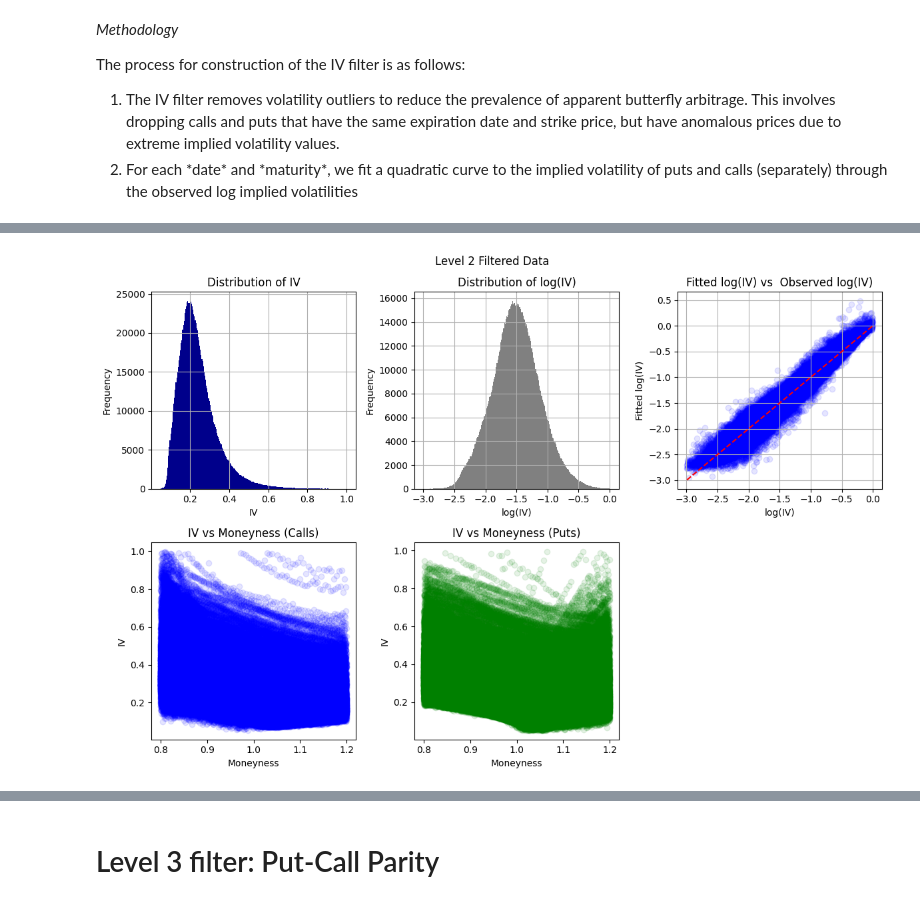
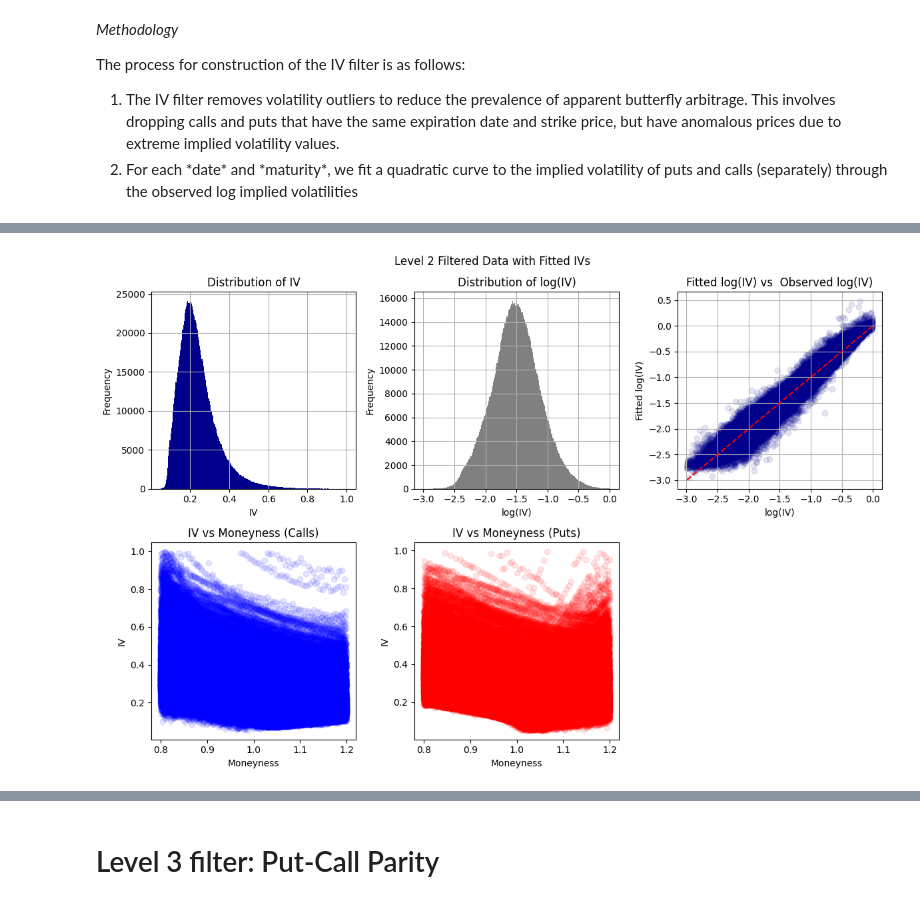
Before and after one commit to harrypandas/finm-32900_final_project, a Jupyter notebook: notebooks/level_03_filter.ipynb, the cells around one changed output, grey strips where cells are left out. Cells and saved outputs as stored; diff of their text form; code cells hidden in the pictures.

Commit message:
completed L3 filter notebook+charts+commentary, updated IV functions in bsm_pricer.py

```diff
--- a/notebooks/level_03_filter.ipynb
+++ b/notebooks/level_03_filter.ipynb
@@ -35,0 +36,23 @@ import matplotlib.pyplot as plt
+# %%
+def fit_and_store_curve(group):
+    """
+    Fit a quadratic curve to the given group of data points and store the fitted values.
+
+    Args:
+        group (pandas.DataFrame): The group of data points to fit the curve to.
+
+    Returns:
+        pandas.DataFrame: The group of data points with the fitted values stored in the 'fitted_iv' column.
+    """
+    # Drop rows with NaN in 'moneyness' or 'log_iv'
+    group = group.dropna(subset=['mnyns', 'log_iv'])
+    if len(group) < 3:  # Need at least 3 points to fit a quadratic curve
+        return group
+    try:
+        # Fit the quadratic curve
+        coefficients = np.polyfit(group['mnyns'], group['log_iv'], 2)
+        # Calculate fitted values
+        group['fitted_iv'] = np.polyval(coefficients, group['mnyns'])
+    except np.RankWarning:
+        print("Polyfit may be poorly conditioned")
+    return group
@@ -186,34 +387,34 @@ ax[0,0].grid()
 ax[0,1].hist(l2_data['log_iv'], bins=250, color='grey')
 ax[0,1].set_xlabel('log(IV)')
 ax[0,1].set_ylabel('Frequency')
 ax[0,1].set_title('Distribution of log(IV)')
 ax[0,1].grid()
 
 # Scatter plot of IV vs fitted IV
-ax[0,2].scatter(x=l2_data['log_iv'], y=l2_data['fitted_iv'], color='blue', alpha=0.1)
+ax[0,2].scatter(x=l2_data['log_iv'], y=l2_data['fitted_iv'], color='darkblue', alpha=0.1)
 ax[0,2].set_xlabel('log(IV)')
 ax[0,2].set_ylabel('Fitted log(IV)')
 ax[0,2].set_title('Fitted log(IV) vs  Observed log(IV)')
 # Add 45-deg line
 ax[0,2].plot([min(l2_data['log_iv']), max(l2_data['log_iv'])], [min(l2_data['log_iv']), max(l2_data['log_iv'])], color='red', linestyle='--')
 ax[0,2].grid()
 
 
 ax[1,0].scatter(x=l2_data.xs('C', level='cp_flag')['mnyns'], y=np.exp(l2_data.xs('C', level='cp_flag')['log_iv']), color='blue', alpha=0.1, label='IV')
 ax[1,0].set_xlabel('Moneyness')
 ax[1,0].set_ylabel('IV')
 ax[1,0].set_title('IV vs Moneyness (Calls)')
 
-ax[1,1].scatter(x=l2_data.xs('P', level='cp_flag')['mnyns'], y=np.exp(l2_data.xs('P', level='cp_flag')['log_iv']), color='green', alpha=0.1, label='IV')
+ax[1,1].scatter(x=l2_data.xs('P', level='cp_flag')['mnyns'], y=np.exp(l2_data.xs('P', level='cp_flag')['log_iv']), color='red', alpha=0.1, label='IV')
 ax[1,1].set_xlabel('Moneyness')
 ax[1,1].set_ylabel('IV')
 ax[1,1].set_title('IV vs Moneyness (Puts)')
 
 # Hide ax[1,2]
 ax[1,2].axis('off')
 
-plt.suptitle('Level 2 Filtered Data')
+plt.suptitle('Level 2 Filtered Data with Fitted IVs')
 plt.tight_layout()
 plt.show()
 # %% [output]
-[figure, old version]
+[figure, new version]
```
Also changed, not shown: parts of 75 cells of this notebook, 1 other file.
